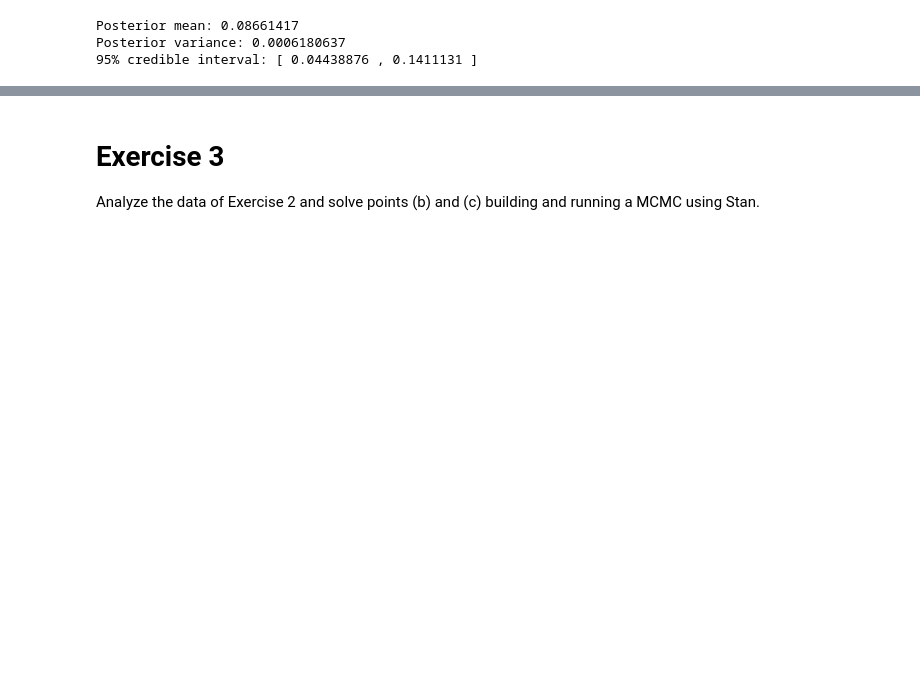
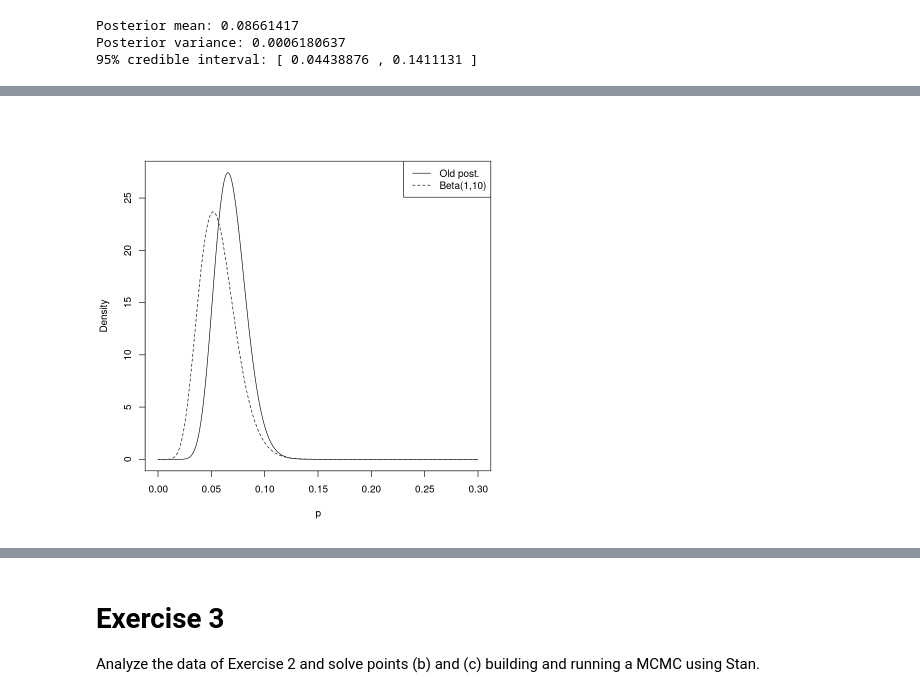
Before and after one commit to AlbertoCasellato/AdvancedStatistics, a Jupyter notebook: Ex6/AlbertoCasellato_Lab6.ipynb, the cells around one changed output, grey strips where cells are left out. Drawn from its saved outputs; the diff is of its cells as text; code cells hidden in the pictures; blank space fills up the shorter version.

```diff
--- a/Ex6/AlbertoCasellato_Lab6.ipynb
+++ b/Ex6/AlbertoCasellato_Lab6.ipynb
@@ -109,0 +118,20 @@ A new measurement, performed one month later on n = 165 water samples, gives y =
+# %%
+# f)
+a_post_2a <- 1 + new_y
+b_post_2a <- 10 + new_n - new_y
+
+a_post_2b <- a_post + new_y
+b_post_2b <- b_post + new_n - new_y
+
+list_x <- seq(0,0.3,length.out=1000)
+plot(list_x, dbeta(list_x, a_post_2b, b_post_2b),
+     type="l", xlab = "p", ylab = "Density"
+)
+lines(list_x, dbeta(list_x, a_post_2a, b_post_2a),
+      lty = 2
+)
+legend("topright", legend=c("Old post.", "Beta(1,10)"),
+       lty=c(1,2)
+)
+# %% [output]
+[figure, added]
```
Also changed, not shown: parts of 6 cells of this notebook.
